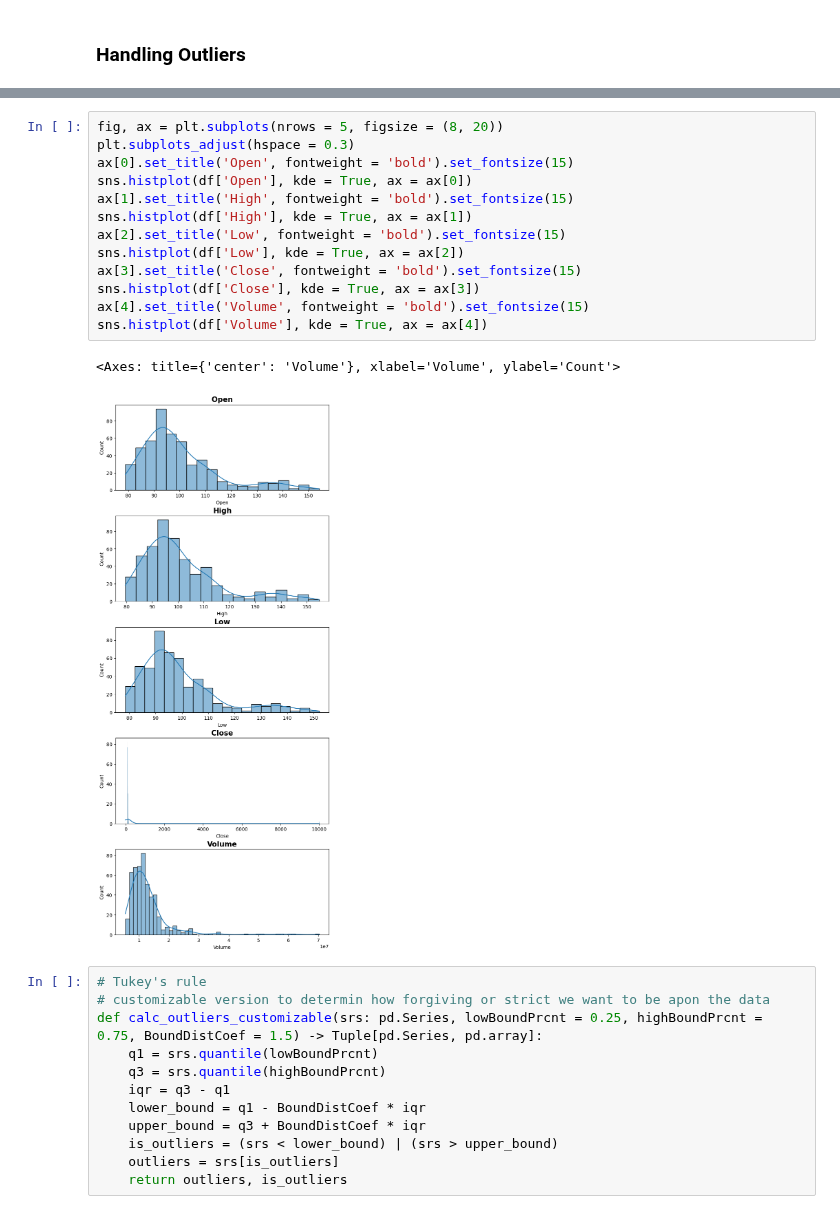
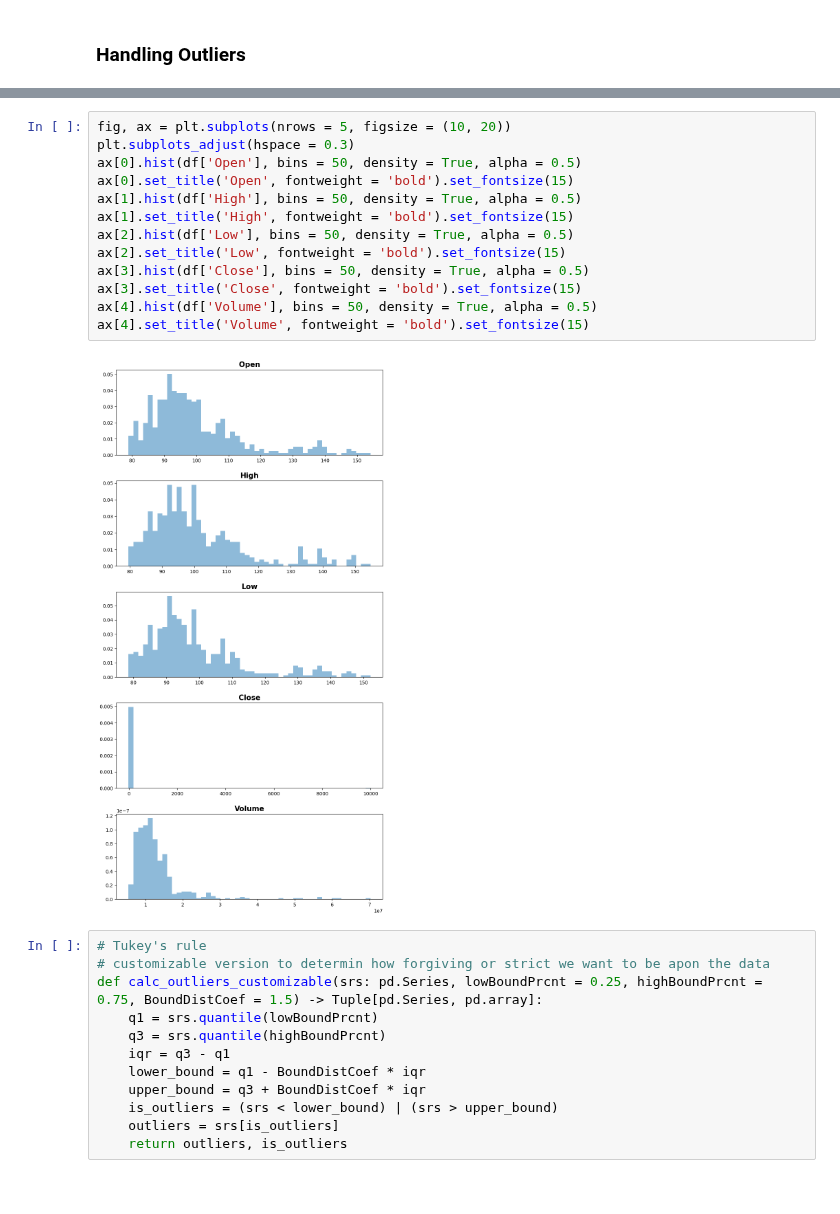
Before and after one commit to HillelCharbit/Trading-Algorithm-Project---google-trends, a Jupyter notebook: tom_jupyter_notebook.ipynb, the cells around one changed output, grey strips where cells are left out. Drawn from its saved outputs; the diff is of its cells as text.

```diff
--- a/tom_jupyter_notebook.ipynb
+++ b/tom_jupyter_notebook.ipynb
@@ -95,19 +95,18 @@ sns.boxplot(x = df['Volume'], ax = ax[4]).set(xlabel = None)
 # %%
-fig, ax = plt.subplots(nrows = 5, figsize = (8, 20))
+fig, ax = plt.subplots(nrows = 5, figsize = (10, 20))
 plt.subplots_adjust(hspace = 0.3)
+ax[0].hist(df['Open'], bins = 50, density = True, alpha = 0.5)
 ax[0].set_title('Open', fontweight = 'bold').set_fontsize(15)
-sns.histplot(df['Open'], kde = True, ax = ax[0])
+ax[1].hist(df['High'], bins = 50, density = True, alpha = 0.5)
 ax[1].set_title('High', fontweight = 'bold').set_fontsize(15)
-sns.histplot(df['High'], kde = True, ax = ax[1])
+ax[2].hist(df['Low'], bins = 50, density = True, alpha = 0.5)
 ax[2].set_title('Low', fontweight = 'bold').set_fontsize(15)
-sns.histplot(df['Low'], kde = True, ax = ax[2])
+ax[3].hist(df['Close'], bins = 50, density = True, alpha = 0.5)
 ax[3].set_title('Close', fontweight = 'bold').set_fontsize(15)
-sns.histplot(df['Close'], kde = True, ax = ax[3])
+ax[4].hist(df['Volume'], bins = 50, density = True, alpha = 0.5)
 ax[4].set_title('Volume', fontweight = 'bold').set_fontsize(15)
-sns.histplot(df['Volume'], kde = True, ax = ax[4])
 # %% [output]
-<Axes: title={'center': 'Volume'}, xlabel='Volume', ylabel='Count'>
-[figure, old version]
+[figure, new version]
 # %%
 # Tukey's rule
 # customizable version to determin how forgiving or strict we want to be apon the data
```
Also changed, not shown: parts of 11 cells of this notebook, 1 other file.
